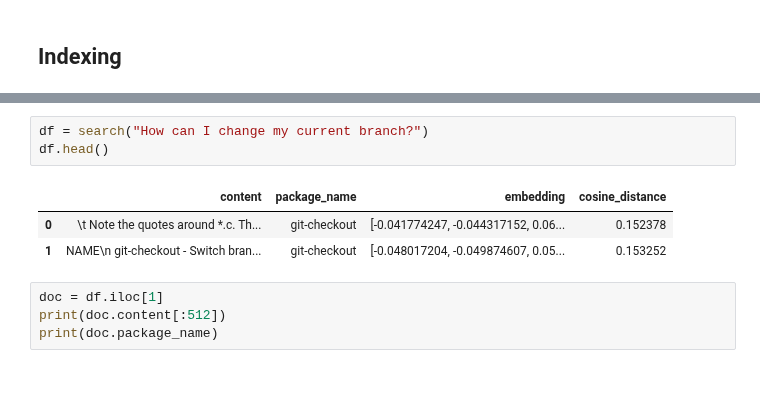
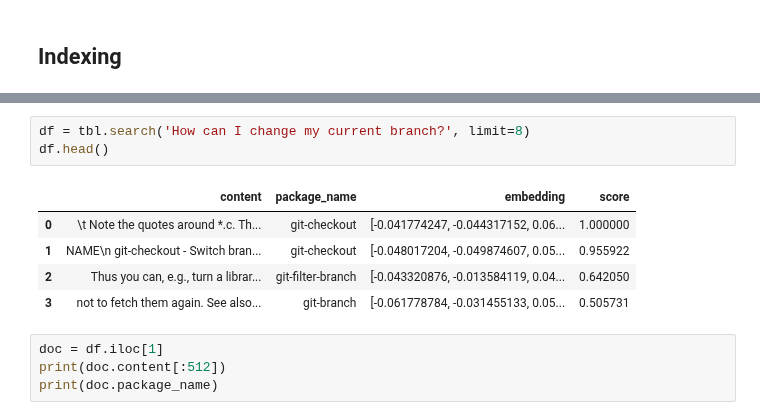
Before and after one commit to alg747/shell_sage, a Jupyter notebook: nbs/02_rag.ipynb, the cells around one changed output, grey strips where cells are left out. Saved outputs shown, nothing was run; the diff lists cells and outputs as text; blank space fills up the shorter version.

```diff
--- a/nbs/02_rag.ipynb
+++ b/nbs/02_rag.ipynb
@@ -162,10 +177,12 @@ def search(q: str, limit: int=2, threshold: float=0.5):
 # %%
-df = search("How can I change my current branch?")
+df = tbl.search('How can I change my current branch?', limit=8)
 df.head()
 # %% [output]
-|  | content | package_name | embedding | cosine_distance |
-| 0 | \t Note the quotes around *.c. Th... | git-checkout | [-0.041774247, -0.044317152, 0.06... | 0.152378 |
-| 1 | NAME\n git-checkout - Switch bran... | git-checkout | [-0.048017204, -0.049874607, 0.05... | 0.153252 |
+|  | content | package_name | embedding | score |
+| 0 | \t Note the quotes around *.c. Th... | git-checkout | [-0.041774247, -0.044317152, 0.06... | 1.000000 |
+| 1 | NAME\n git-checkout - Switch bran... | git-checkout | [-0.048017204, -0.049874607, 0.05... | 0.955922 |
+| 2 | Thus you can, e.g., turn a librar... | git-filter-branch | [-0.043320876, -0.013584119, 0.04... | 0.642050 |
+| 3 | not to fetch them again. See also... | git-branch | [-0.061778784, -0.031455133, 0.05... | 0.505731 |
 # %%
 doc = df.iloc[1]
 print(doc.content[:512])
```
Also changed, not shown: parts of 13 cells of this notebook, 7 other files.
